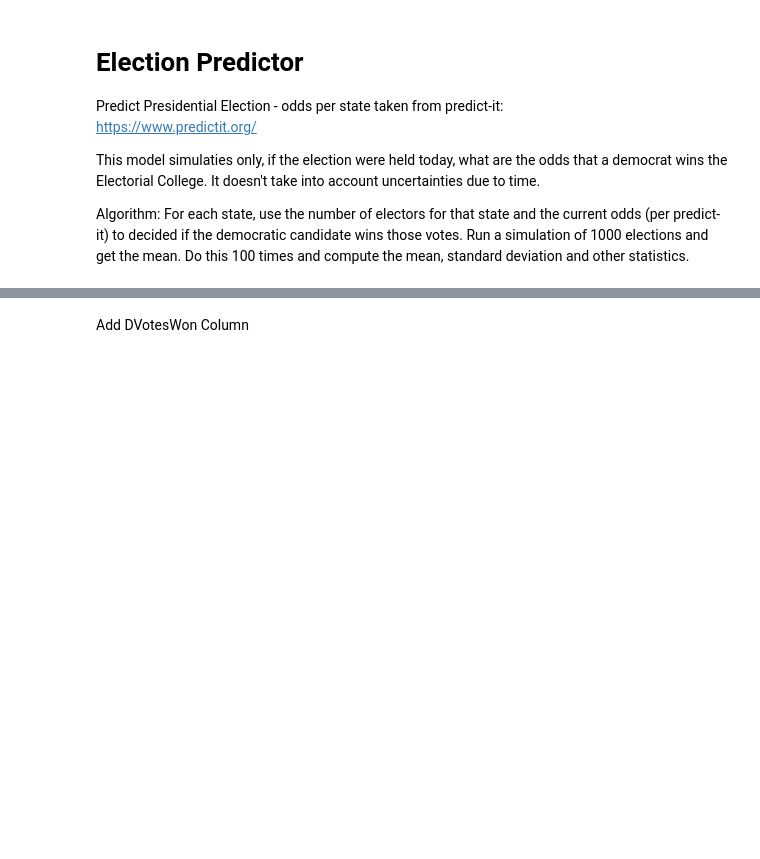
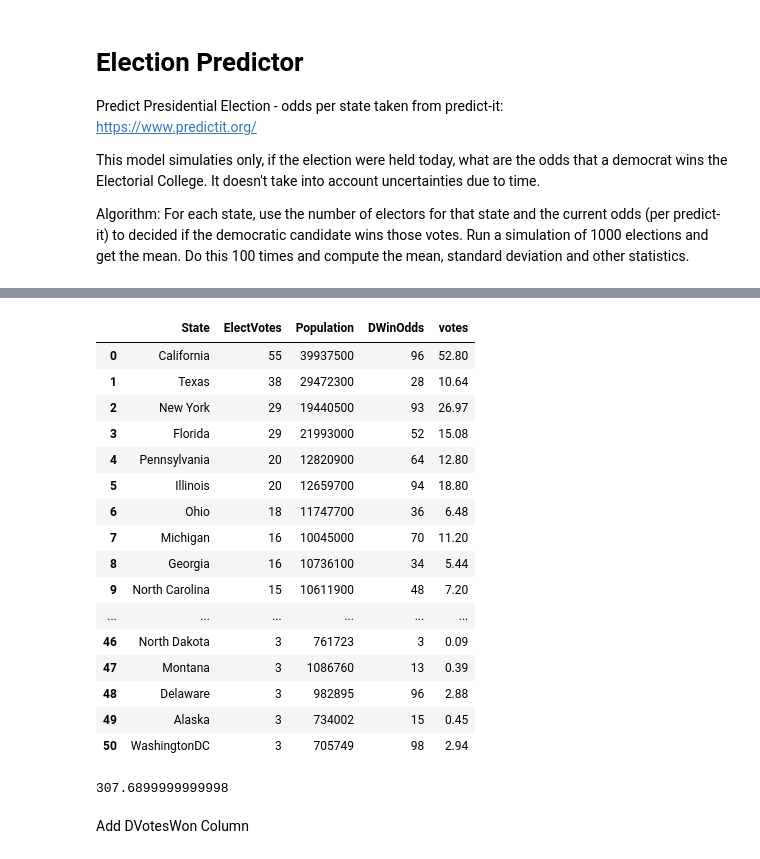
Before and after one commit to fja05680/2020-Presidential-Election-Predictor, a Jupyter notebook: election-predictor.ipynb, the cells around one changed output, grey strips where cells are left out. Cells and saved outputs as stored; diff of their text form; code cells hidden in the pictures; blank space fills up the shorter version.

```diff
--- a/election-predictor.ipynb
+++ b/election-predictor.ipynb
@@ -62,3 +62,28 @@ df_orig
+# %%
+df_orig['votes'] = df_orig['ElectVotes'] * df_orig['DWinOdds'] /100
+df_orig
+# %% [output]
+|  | State | ElectVotes | Population | DWinOdds | votes |
+| 0 | California | 55 | 39937500 | 96 | 52.80 |
+| 1 | Texas | 38 | 29472300 | 28 | 10.64 |
+| 2 | New York | 29 | 19440500 | 93 | 26.97 |
+| 3 | Florida | 29 | 21993000 | 52 | 15.08 |
+| 4 | Pennsylvania | 20 | 12820900 | 64 | 12.80 |
+| 5 | Illinois | 20 | 12659700 | 94 | 18.80 |
+| 6 | Ohio | 18 | 11747700 | 36 | 6.48 |
+| 7 | Michigan | 16 | 10045000 | 70 | 11.20 |
+| 8 | Georgia | 16 | 10736100 | 34 | 5.44 |
+| 9 | North Carolina | 15 | 10611900 | 48 | 7.20 |
+| ... | ... | ... | ... | ... | ... |
+| 46 | North Dakota | 3 | 761723 | 3 | 0.09 |
+| 47 | Montana | 3 | 1086760 | 13 | 0.39 |
+| 48 | Delaware | 3 | 982895 | 96 | 2.88 |
+| 49 | Alaska | 3 | 734002 | 15 | 0.45 |
+| 50 | WashingtonDC | 3 | 705749 | 98 | 2.94 |
+# %%
+sum(df_orig['votes'])
+# %% [output]
+307.6899999999998
 # %%
 # Add DWin column
 def DWin(row, threshold=0):
```
Also changed, not shown: parts of 5 cells of this notebook, 1 other file.
